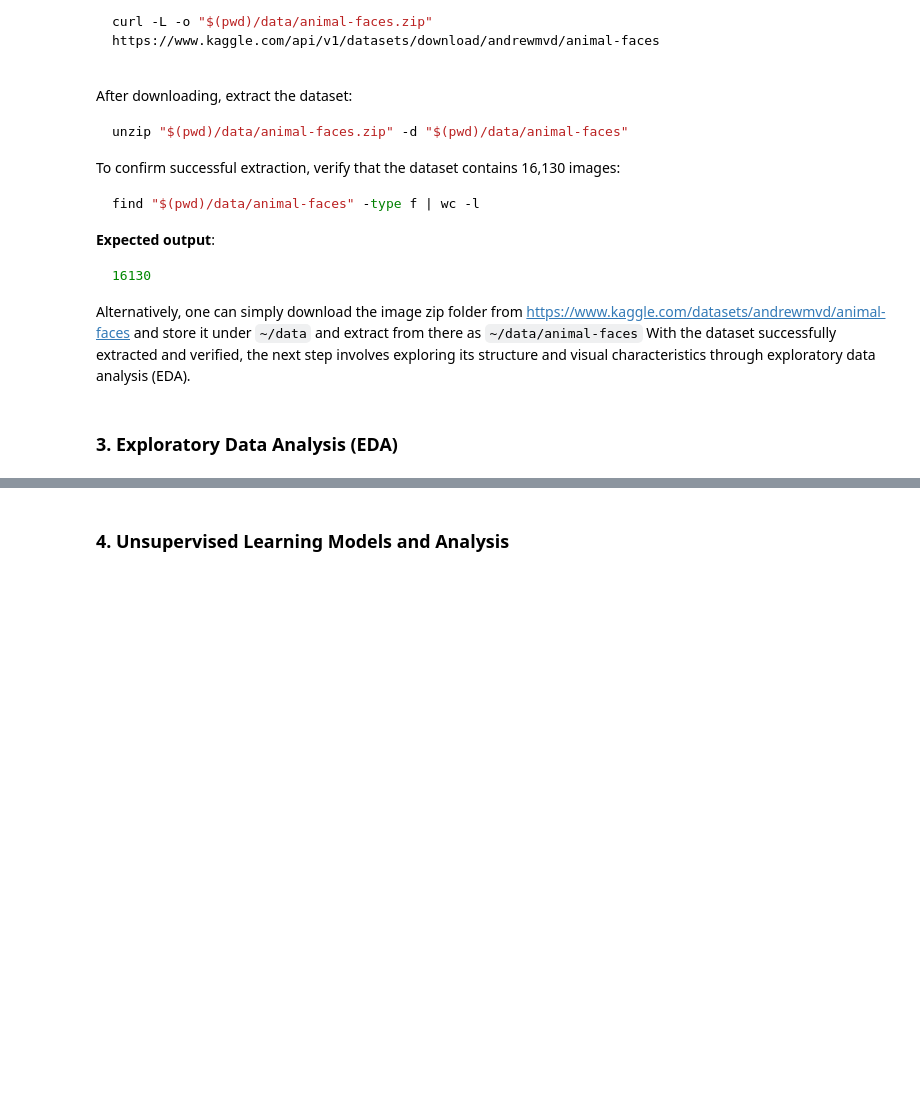
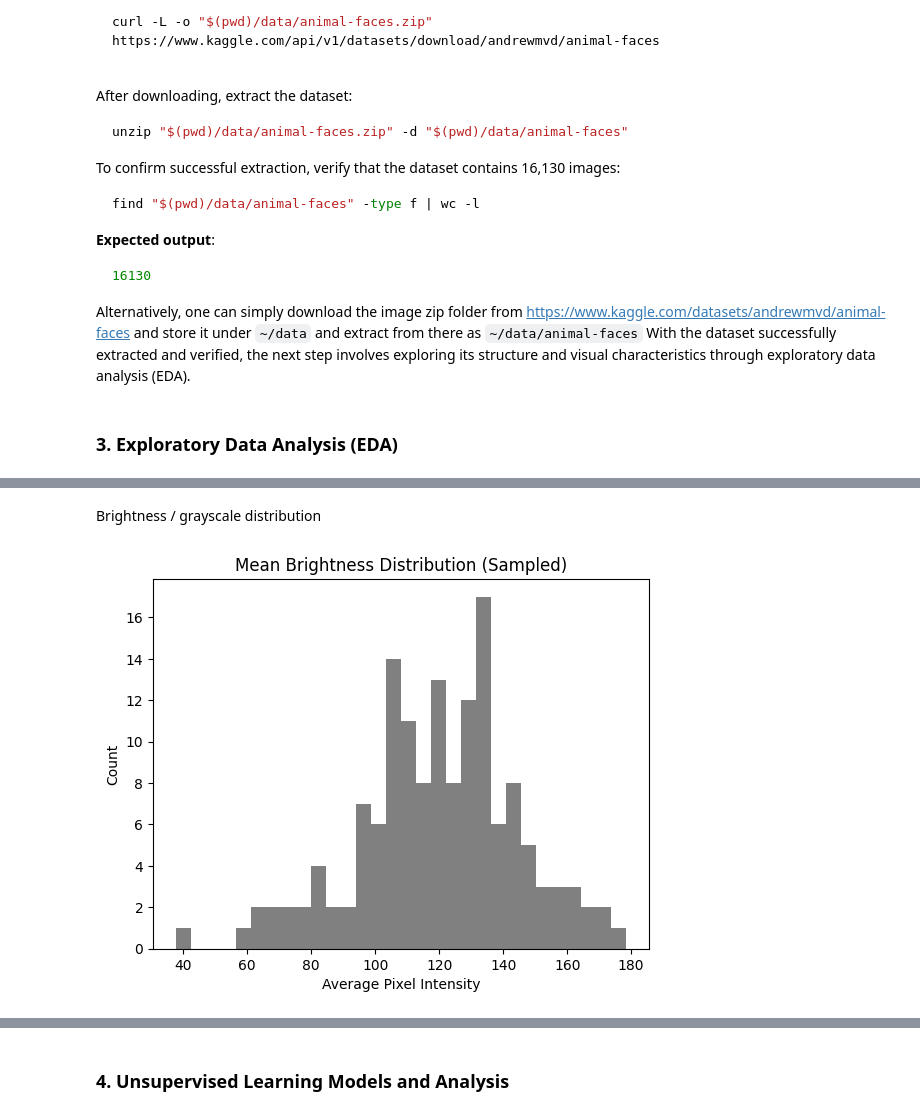
Before and after one commit to Mosh333/csca5632-final-project, a Jupyter notebook: notebooks/csca5632-final-project-animal-image-classification.ipynb, the cells around one changed output, grey strips where cells are left out. Saved outputs shown, nothing was run; the diff lists cells and outputs as text; code cells hidden in the pictures; blank space fills up the shorter version.

```diff
--- a/notebooks/csca5632-final-project-animal-image-classification.ipynb
+++ b/notebooks/csca5632-final-project-animal-image-classification.ipynb
@@ -150,0 +316,17 @@ Observations:
+# %% [markdown]
+Brightness / grayscale distribution
+# %%
+import cv2
+
+gray_means = []
+for img in data[::100]:  # sample every 100th image
+    gray = cv2.cvtColor(img, cv2.COLOR_RGB2GRAY)
+    gray_means.append(gray.mean())
+
+plt.hist(gray_means, bins=30, color='gray')
+plt.title("Mean Brightness Distribution (Sampled)")
+plt.xlabel("Average Pixel Intensity")
+plt.ylabel("Count")
+plt.show()
+# %% [output]
+[figure, added]
```
Also changed, not shown: parts of 17 cells of this notebook.
